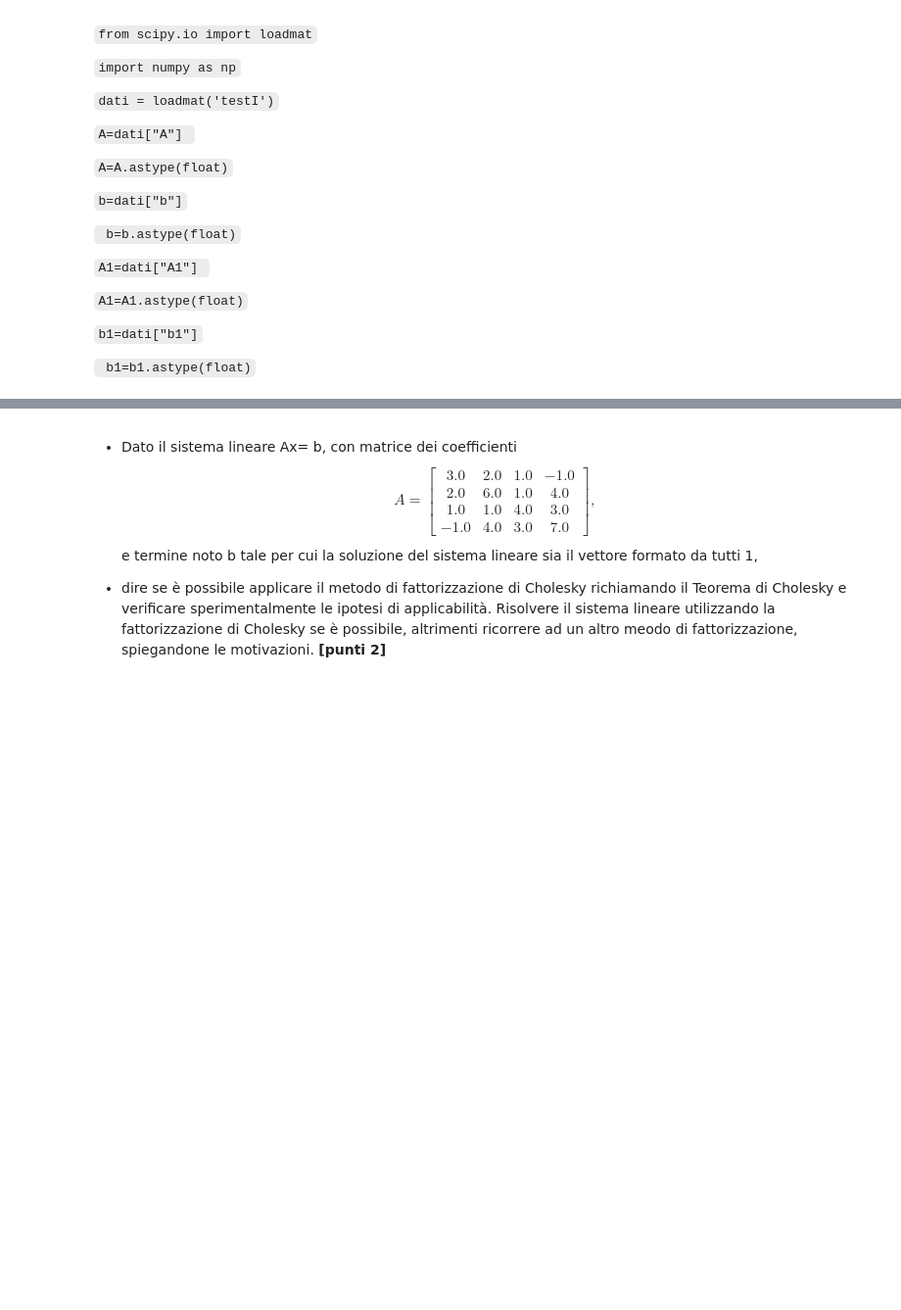
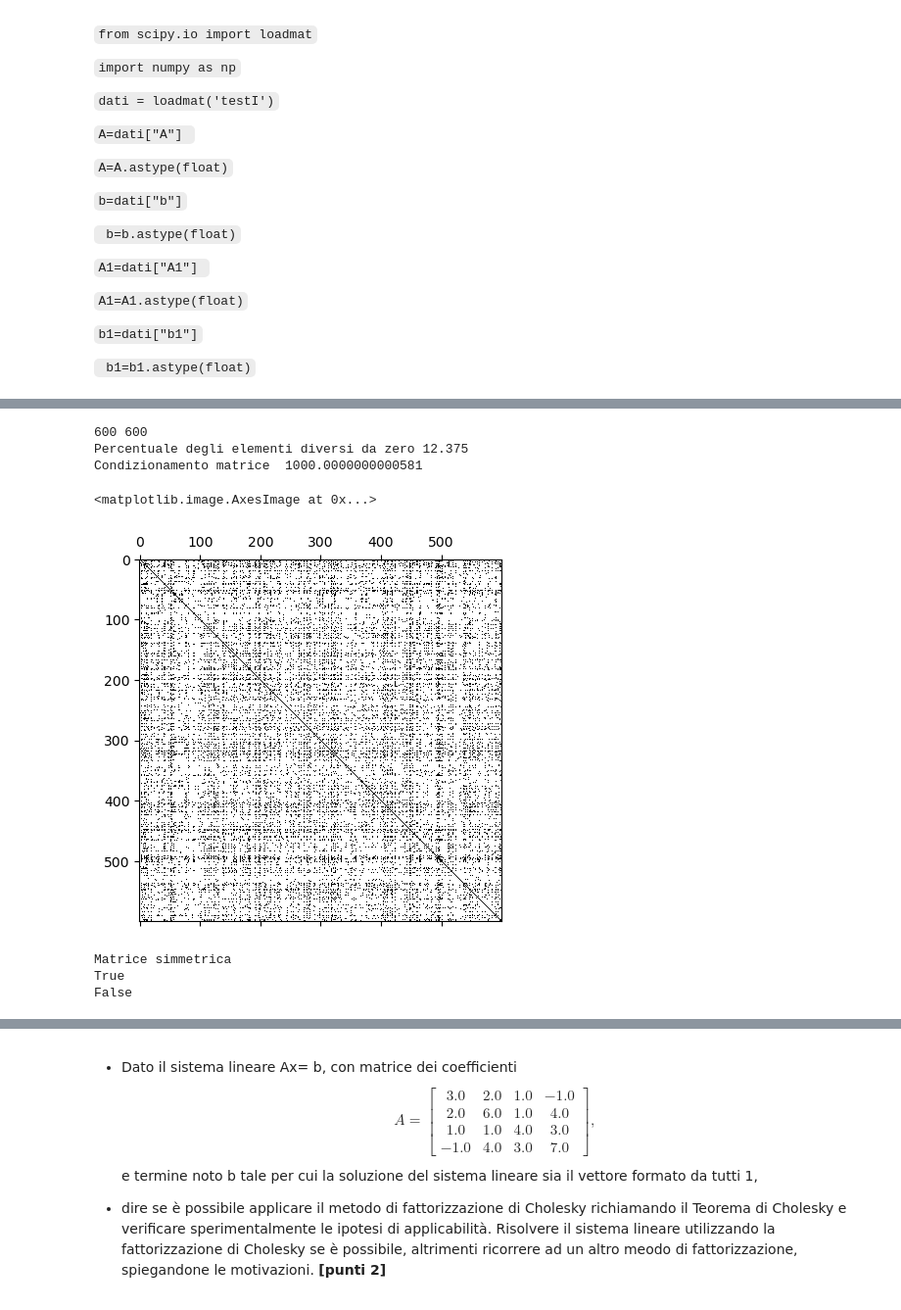
Before and after one commit to Hachi-69/Unibo-Computer-Science-and-Engineering-Year-2, a Jupyter notebook: Numerical-Methods-for-Artificial-Intelligence/SimulazioneII/SimulazioneII.ipynb, the cells around one changed output, grey strips where cells are left out. Shown at 98% size. Saved outputs shown, nothing was run; the diff lists cells and outputs as text; code cells hidden in the pictures; blank space fills up the shorter version.

```diff
--- a/Numerical-Methods-for-Artificial-Intelligence/SimulazioneII/SimulazioneII.ipynb
+++ b/Numerical-Methods-for-Artificial-Intelligence/SimulazioneII/SimulazioneII.ipynb
@@ -47,0 +251,21 @@ Per la lettura dei dati procedere nel seguente modo:
+# %%
+n, m = A1.shape
+print(n, m)
+nz = np.count_nonzero(A1)/(n*m)
+perc_nz = nz*100
+print("Percentuale degli elementi diversi da zero", perc_nz)
+print("Condizionamento matrice ", np.linalg.cond(A1))
+plt.spy(A1)
+# %% [output]
+600 600
+Percentuale degli elementi diversi da zero 12.375
+Condizionamento matrice  1000.0000000000581
+<matplotlib.image.AxesImage at 0x...>
+[figure, added]
+# %%
+print(s_d_p(A1))
+print(d_s_d(A1))
+# %% [output]
+Matrice simmetrica
+True
+False
```
Also changed, not shown: parts of 21 cells of this notebook.
